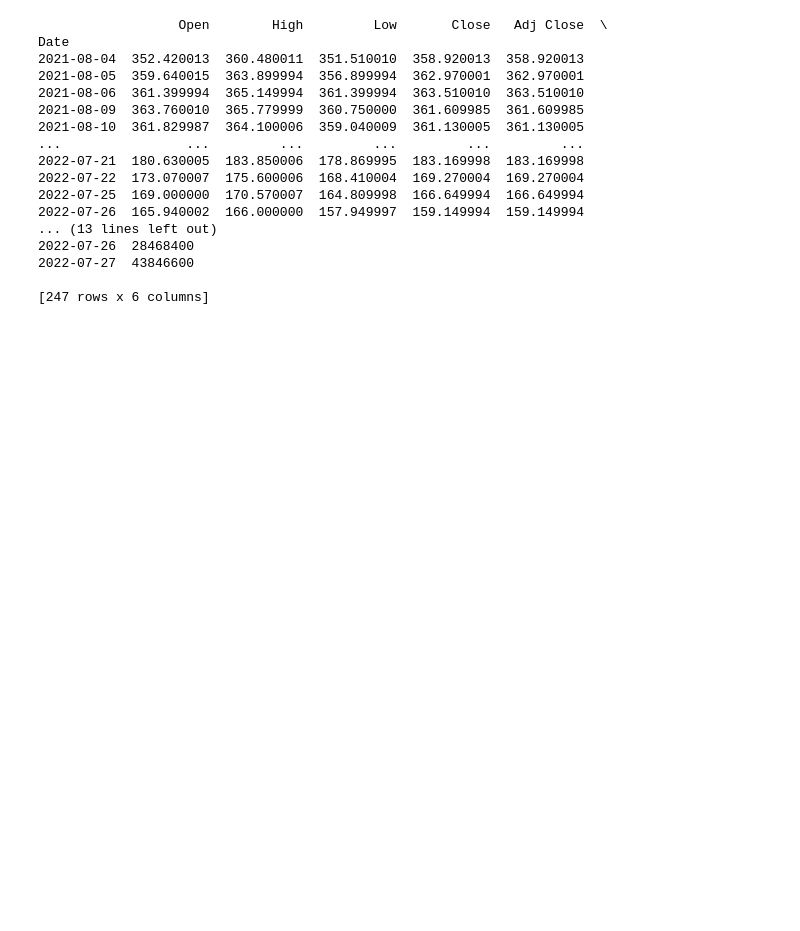
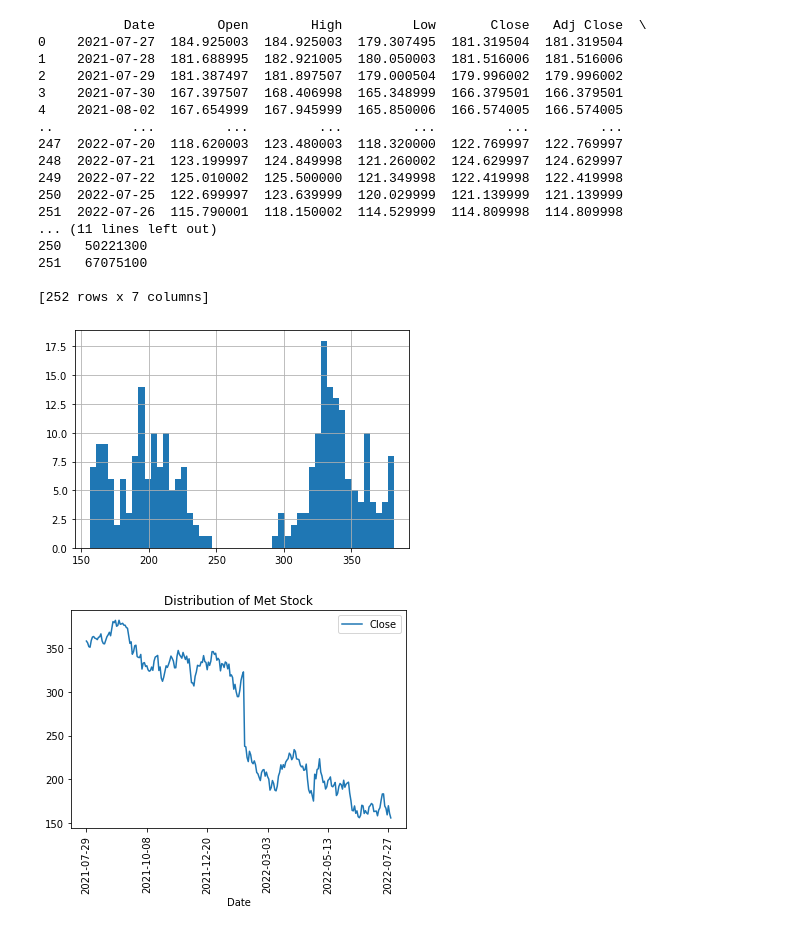
Before and after one commit to OsamaBarakat09/Learning, a Jupyter notebook: learn-data-analysis.ipynb, the cells around one changed output. Saved outputs shown, nothing was run; the diff lists cells and outputs as text; code cells hidden in the pictures; blank space fills up the shorter version.

Commit message:
Kaggle Notebook | learn_data_analysis | Version 4

```diff
--- a/learn-data-analysis.ipynb
+++ b/learn-data-analysis.ipynb
@@ -3,11 +3,16 @@
 # %%
 import pandas as pd
 import numpy as np
+import matplotlib.pyplot as plt
 
 pd.set_option('display.max_columns',10)
 pd.set_option('display.max_rows',10)
+
 meta = pd.read_csv("../input/results-of-companies-stocks-for-one-year/META.csv")
-
+appl = pd.read_csv('../input/results-of-companies-stocks-for-one-year/AAPL.csv')
+amc = pd.read_csv('../input/results-of-companies-stocks-for-one-year/AMC.csv')
+cdxs = pd.read_csv('../input/results-of-companies-stocks-for-one-year/CDXS.csv')
+amzn = pd.read_csv('../input/results-of-companies-stocks-for-one-year/AMZN.csv')
 class Meta(object):
     def __init__(self, shape, info, describe, value, column, index):
         self.shape= shape
@@ -93,24 +98,28 @@ res_Sunmmerizing_Statistics = Sunmmerizing_Statistics(meta.Open.mean(),
                                                       meta.Open.cummin())
 
 class Counting():
-    def __init__(self,drop_duplicate, value_counts, pivot, pivot_work):
+    def __init__(self,drop_duplicate, value_counts, pivot, pivot_work,axis):
         self.drop_duplicate = drop_duplicate
         self.value_counts = value_counts
         self.pivot = pivot
         self.pivot_work = pivot_work
+        self.axis = axis
     def Display(self):
         print(self.drop_duplicate) # Removing rows the contain values that was been listed
         print(self.value_counts) # use to count number of each value or rows
     def Pivot(self):
         print(self.pivot)
         print(self.pivot_work)
+    def Axis(self):
+        print(self.axis)
 
 
 res_Counting = Counting(meta.drop_duplicates(subset=["Open",'Close']),
                meta.value_counts(sort=True, ascending=True),
                meta.pivot_table(values='Close', index='Open', columns='Date',
                                 aggfunc=np.median, fill_value=0, margins=True),
-                meta.pivot_table(values='Close', index='Open', columns='Date'))
+                meta.pivot_table(values='Close', index='Open', columns='Date'),
+                       meta.mean(axis='index'))
                         # aggfunc: using when the row contain multiplue values
 
 class Explicit_index():
@@ -124,47 +133,63 @@ class Explicit_index():
         self.rowAndcolumn = rowAndcolumn
     def Display(self):
         print(self.set) # putting any column as index
         self.Reset_index()
         self.Subsettin_On_Duplicated()
 
     def Reset_index(self):
         print(self.reset) # Remove index and replace it by sorting number from 1,2,....
 
     def Subsettin_On_Duplicated(self):
         print(self.Loc)
     def Sort_Index(self):
         print(self.sort)
 
     def Slicing_Inner_Index(self):
         print(self.inner)
     #def Slicing_Outer_Index(self):
        # print(self.outer)      meta.set_index(['Date','Volume']).loc[('2021-08-04',"14180600"):('2021-08-06',"8925000")],
     def Subsetting_By_RowAndColumn(self):
         print(self.rowAndcolumn)
 
 res_Explicit_index = Explicit_index(meta.set_index('Open'),
                                     meta.reset_index(drop=False),
                                     meta.set_index('Date').loc[['2021-08-04','2022-07-27']],
                                     meta.sort_index(level=["Date","Open"], ascending=[True]),
                                     meta.set_index('Date').loc['2021-08-04':'2022-07-27'],
                                     meta.iloc[1:10, 1:5 ])
 
-res_Explicit_index.Slicing_Inner_Index()
+
+class Visualizing_Data():
+    def __init__(self,hist, plot):
+        self.hist = hist
+        self.plot = plot
+    def Hist(self):
+        print(self.hist)
+    def Plot(self):
+        print(self.plot)
+res_Visualizing_Data = Visualizing_Data(meta.Open.hist(bins=50),
+                                        meta.plot(kind='line',#kind = lina, bar, scatter
+                                                  x='Date',y='Close',title="Distribution of Met Stock",rot=90))
+
+
+print(amzn)
 # %% [output]
-                  Open        High         Low       Close   Adj Close  \
-Date
-2021-08-04  352.420013  360.480011  351.510010  358.920013  358.920013
-2021-08-05  359.640015  363.899994  356.899994  362.970001  362.970001
-2021-08-06  361.399994  365.149994  361.399994  363.510010  363.510010
-2021-08-09  363.760010  365.779999  360.750000  361.609985  361.609985
-2021-08-10  361.829987  364.100006  359.040009  361.130005  361.130005
-...                ...         ...         ...         ...         ...
-2022-07-21  180.630005  183.850006  178.869995  183.169998  183.169998
-2022-07-22  173.070007  175.600006  168.410004  169.270004  169.270004
-2022-07-25  169.000000  170.570007  164.809998  166.649994  166.649994
-2022-07-26  165.940002  166.000000  157.949997  159.149994  159.149994
-... (13 lines left out)
-2022-07-26  28468400
-2022-07-27  43846600
+           Date        Open        High         Low       Close   Adj Close  \
+0    2021-07-27  184.925003  184.925003  179.307495  181.319504  181.319504
+1    2021-07-28  181.688995  182.921005  180.050003  181.516006  181.516006
+2    2021-07-29  181.387497  181.897507  179.000504  179.996002  179.996002
+3    2021-07-30  167.397507  168.406998  165.348999  166.379501  166.379501
+4    2021-08-02  167.654999  167.945999  165.850006  166.574005  166.574005
+..          ...         ...         ...         ...         ...         ...
+247  2022-07-20  118.620003  123.480003  118.320000  122.769997  122.769997
+248  2022-07-21  123.199997  124.849998  121.260002  124.629997  124.629997
+249  2022-07-22  125.010002  125.500000  121.349998  122.419998  122.419998
+250  2022-07-25  122.699997  123.639999  120.029999  121.139999  121.139999
+251  2022-07-26  115.790001  118.150002  114.529999  114.809998  114.809998
+... (11 lines left out)
+250   50221300
+251   67075100
 
-[247 rows x 6 columns]
+[252 rows x 7 columns]
+[figure, added]
+[figure, added]
```
Also changed, not shown: parts of 1 cell of this notebook.
